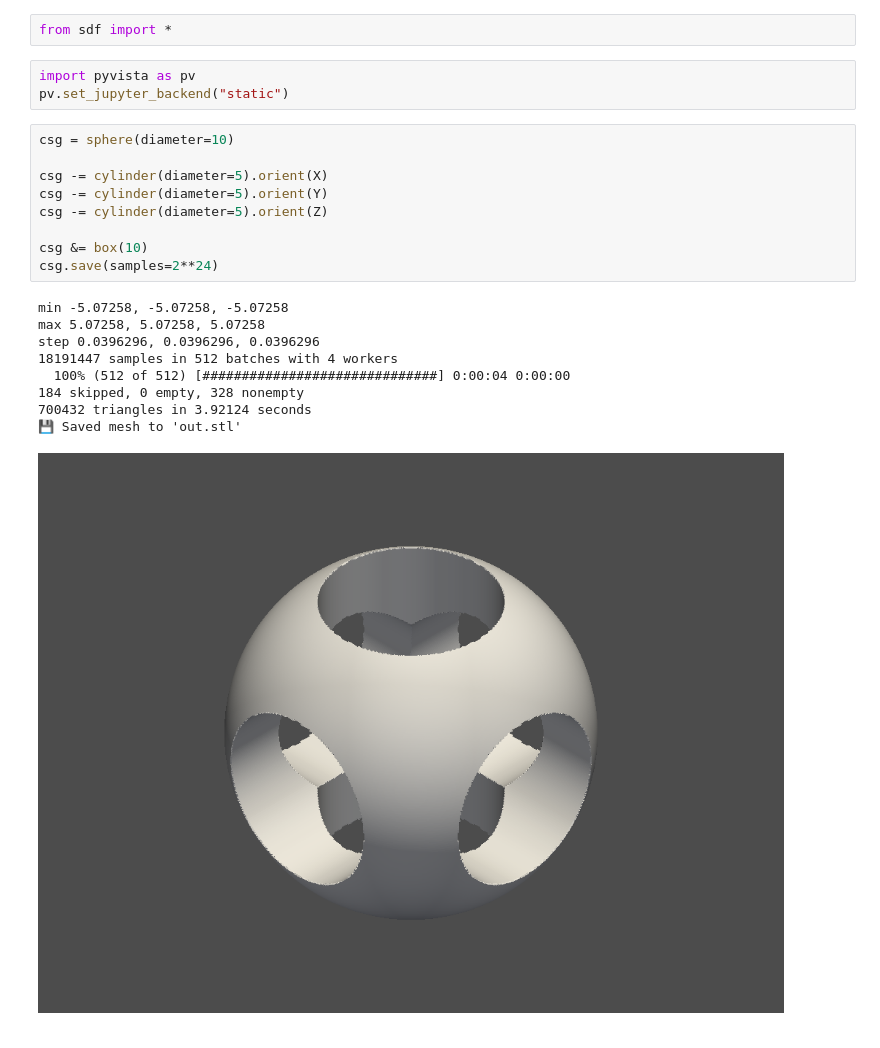
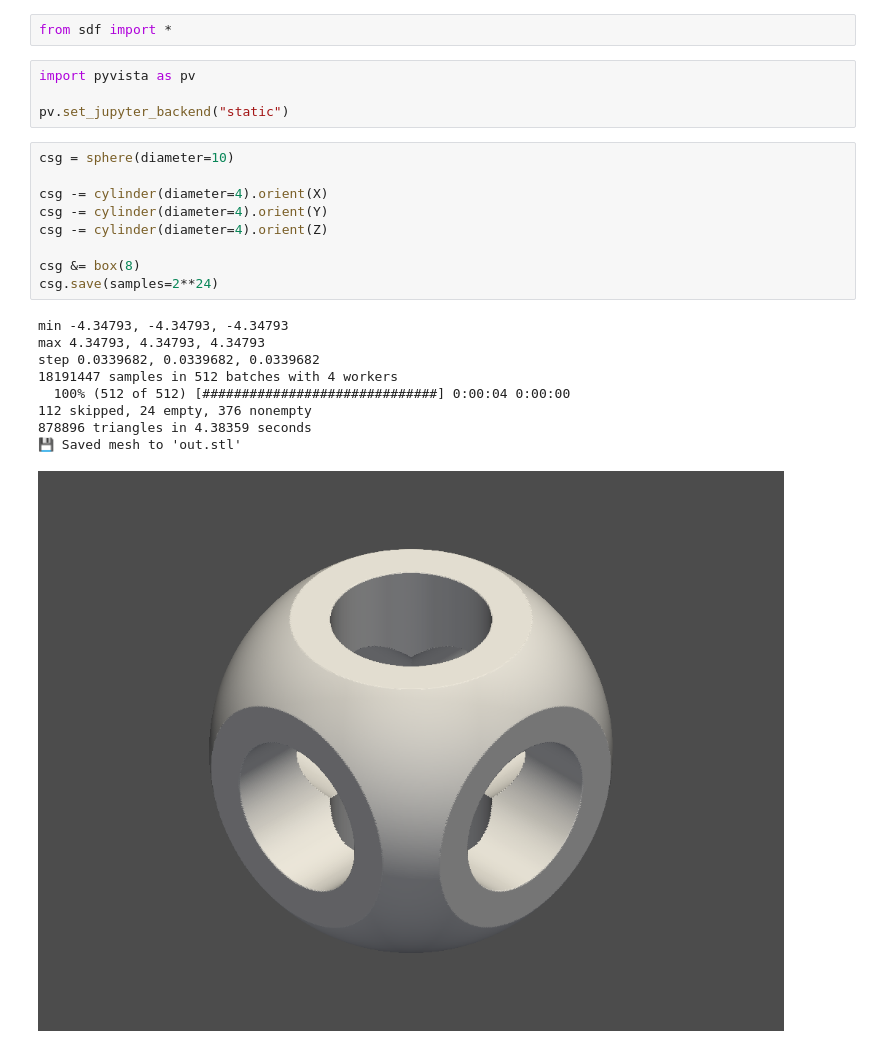
Before and after one commit to shangaslammi/sdf-build, a Jupyter notebook: examples/CSG.ipynb, the cells around one changed output. Cells and saved outputs as stored; diff of their text form.

```diff
--- a/examples/CSG.ipynb
+++ b/examples/CSG.ipynb
@@ -2,26 +2,27 @@
 from sdf import *
 # %%
 import pyvista as pv
+
 pv.set_jupyter_backend("static")
 # %%
 csg = sphere(diameter=10)
 
-csg -= cylinder(diameter=5).orient(X)
-csg -= cylinder(diameter=5).orient(Y)
-csg -= cylinder(diameter=5).orient(Z)
+csg -= cylinder(diameter=4).orient(X)
+csg -= cylinder(diameter=4).orient(Y)
+csg -= cylinder(diameter=4).orient(Z)
 
-csg &= box(10)
+csg &= box(8)
 csg.save(samples=2**24)
 # %% [output]
-min -5.07258, -5.07258, -5.07258
-max 5.07258, 5.07258, 5.07258
-step 0.0396296, 0.0396296, 0.0396296
+min -4.34793, -4.34793, -4.34793
+max 4.34793, 4.34793, 4.34793
+step 0.0339682, 0.0339682, 0.0339682
 18191447 samples in 512 batches with 4 workers
   100% (512 of 512) [##############################] 0:00:04 0:00:00
-184 skipped, 0 empty, 328 nonempty
-700432 triangles in 3.92124 seconds
+112 skipped, 24 empty, 376 nonempty
+878896 triangles in 4.38359 seconds
 💾 Saved mesh to 'out.stl'
-[figure, old version]
+[figure, new version]
 # %%
 csg = sphere(diameter=10)
 
```
Also changed, not shown: parts of 1 cell of this notebook.
